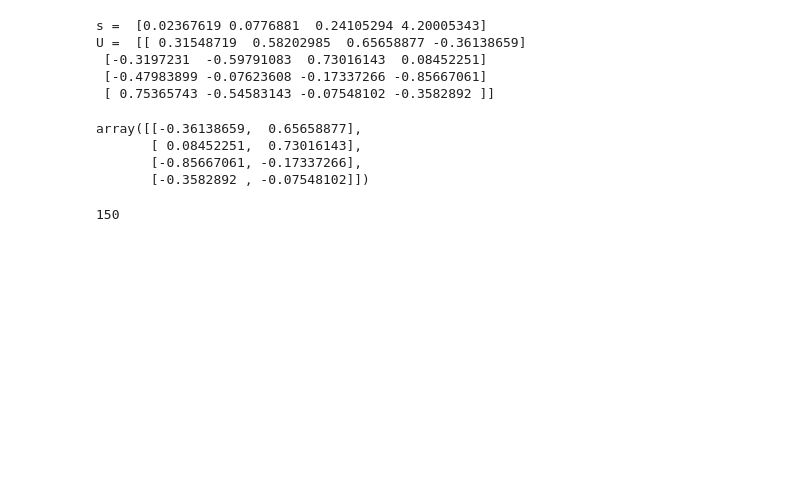
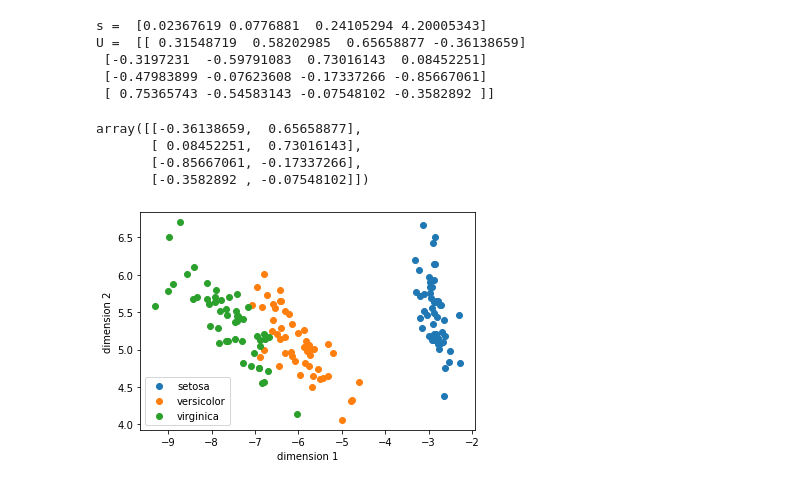
Before and after one commit to mattyred/poliTO-MachineLearningAndPatternRecognition, a Jupyter notebook: Labs/Lab_3/Lab3.ipynb, the cells around one changed output. Drawn from its saved outputs; the diff is of its cells as text; code cells hidden in the pictures; blank space fills up the shorter version.

```diff
--- a/Labs/Lab_3/Lab3.ipynb
+++ b/Labs/Lab_3/Lab3.ipynb
@@ -51,15 +52,25 @@ U =  [[ 0.31548719  0.58202985  0.65658877 -0.36138659]
  [-0.47983899 -0.07623608 -0.17337266 -0.85667061]
  [ 0.75365743 -0.54583143 -0.07548102 -0.3582892 ]]
 # %%
-P1 = U[:, ::-1] #[:, 0:m]
-m=2
-P1[:, 0:m]
+m = 2
+P = U[:, ::-1][:, 0:m]
+P
 # %% [output]
 array([[-0.36138659,  0.65658877],
        [ 0.08452251,  0.73016143],
        [-0.85667061, -0.17337266],
        [-0.3582892 , -0.07548102]])
 # %%
-N
+y = np.dot(P.T, D)
+setosa = y[:,labels == 0]
+versicolor = y[:,labels == 1]
+virginica = y[:,labels == 2]
+plt.scatter(setosa[0,:], setosa[1,:])
+plt.scatter(versicolor[0,:], versicolor[1,:])
+plt.scatter(virginica[0,:], virginica[1,:])
+plt.xlabel('dimension 1')
+plt.ylabel('dimension 2')
+plt.legend(['setosa','versicolor','virginica'])
+plt.show()
 # %% [output]
-150
+[figure, added]
```
Also changed, not shown: parts of 4 cells of this notebook.
